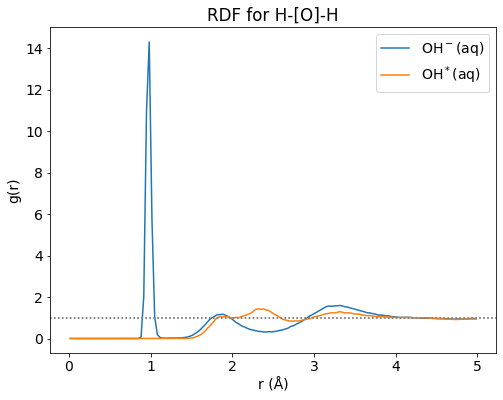
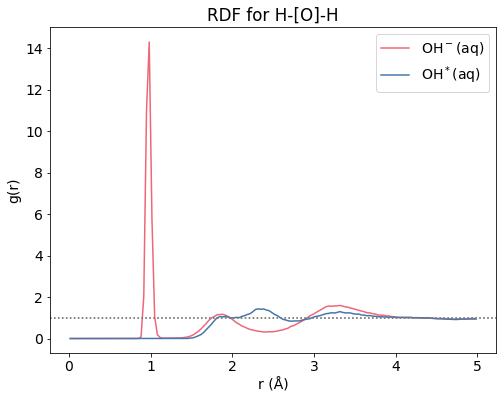
Unified diff of the notebook cell whose output changed from the first chart to the second:
--- before
+++ after
@@ -7,5 +7,5 @@
    # ax.set_xlim(2, max(r))
 
-    ax.plot(r, POLAR_HO_H_rdf_data[key]['  g(r)'], label=key)
+    ax.plot(r, POLAR_HO_H_rdf_data[key]['  g(r)'], color=colour_map[key], label=key)
     rmax = POLAR_HO_H_rdf_data[key]['# Distance / pm'].max()/100
 

Commit: Colours are now more systematic